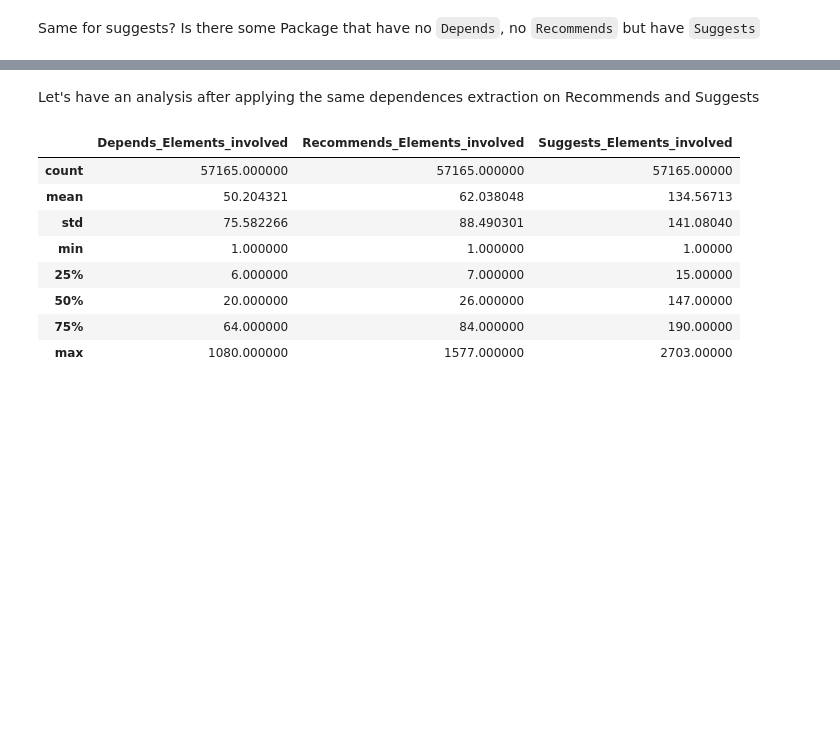
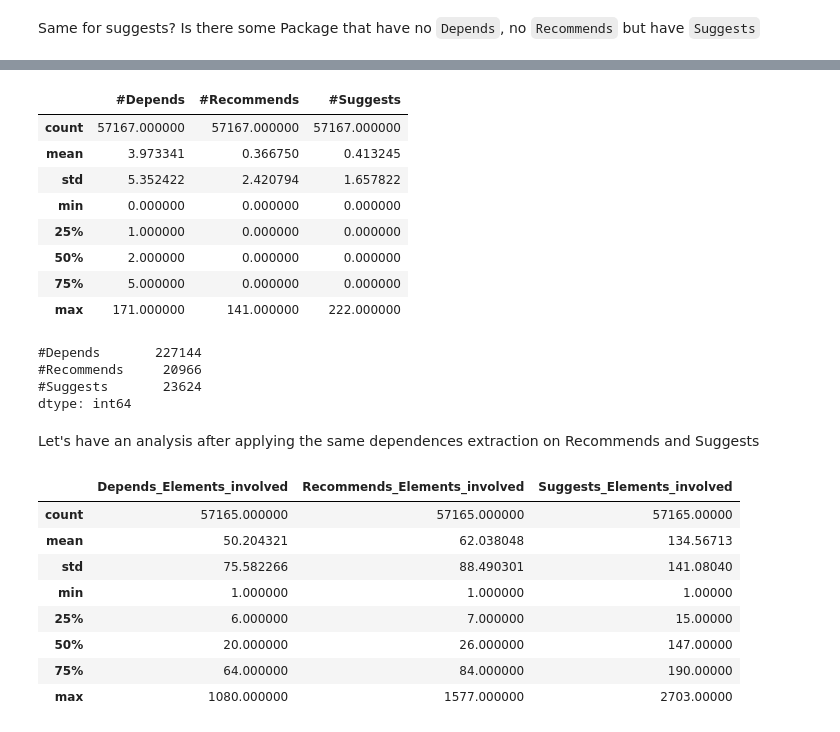
Before and after one commit to alex35469/fingerpatch, a Jupyter notebook: attack/Attack_vizualization.ipynb, the cells around one changed output, grey strips where cells are left out. Drawn from its saved outputs; the diff is of its cells as text; code cells hidden in the pictures; blank space fills up the shorter version.

```diff
--- a/attack/Attack_vizualization.ipynb
+++ b/attack/Attack_vizualization.ipynb
@@ -1353,6 +1391,25 @@ no_recommends[:3][["Package", "Version", "Size", "#Depends", "#Recommends", "#Su
 | 44734 | maint-guide | 1.2.32 | 646130 | 0 | 0 | 10 | doc-base, dh-make, devscripts, fa... |
 | 44735 | maint-guide-ca | 1.2.32 | 696328 | 0 | 0 | 10 | doc-base, dh-make, devscripts, fa... |
 | 44736 | maint-guide-de | 1.2.32 | 708672 | 0 | 0 | 10 | doc-base, dh-make, devscripts, fa... |
+# %%
+ground_truth[["#Depends","#Recommends", "#Suggests"]].describe()
+# %% [output]
+|  | #Depends | #Recommends | #Suggests |
+| count | 57167.000000 | 57167.000000 | 57167.000000 |
+| mean | 3.973341 | 0.366750 | 0.413245 |
+| std | 5.352422 | 2.420794 | 1.657822 |
+| min | 0.000000 | 0.000000 | 0.000000 |
+| 25% | 1.000000 | 0.000000 | 0.000000 |
+| 50% | 2.000000 | 0.000000 | 0.000000 |
+| 75% | 5.000000 | 0.000000 | 0.000000 |
+| max | 171.000000 | 141.000000 | 222.000000 |
+# %%
+ground_truth[["#Depends","#Recommends", "#Suggests"]].sum()
+# %% [output]
+#Depends       227144
+#Recommends     20966
+#Suggests       23624
+dtype: int64
 # %% [markdown]
 Let's have an analysis after applying the same dependences extraction on Recommends and Suggests
 # %%
```
Also changed, not shown: parts of 18 cells of this notebook, 3 other files.
